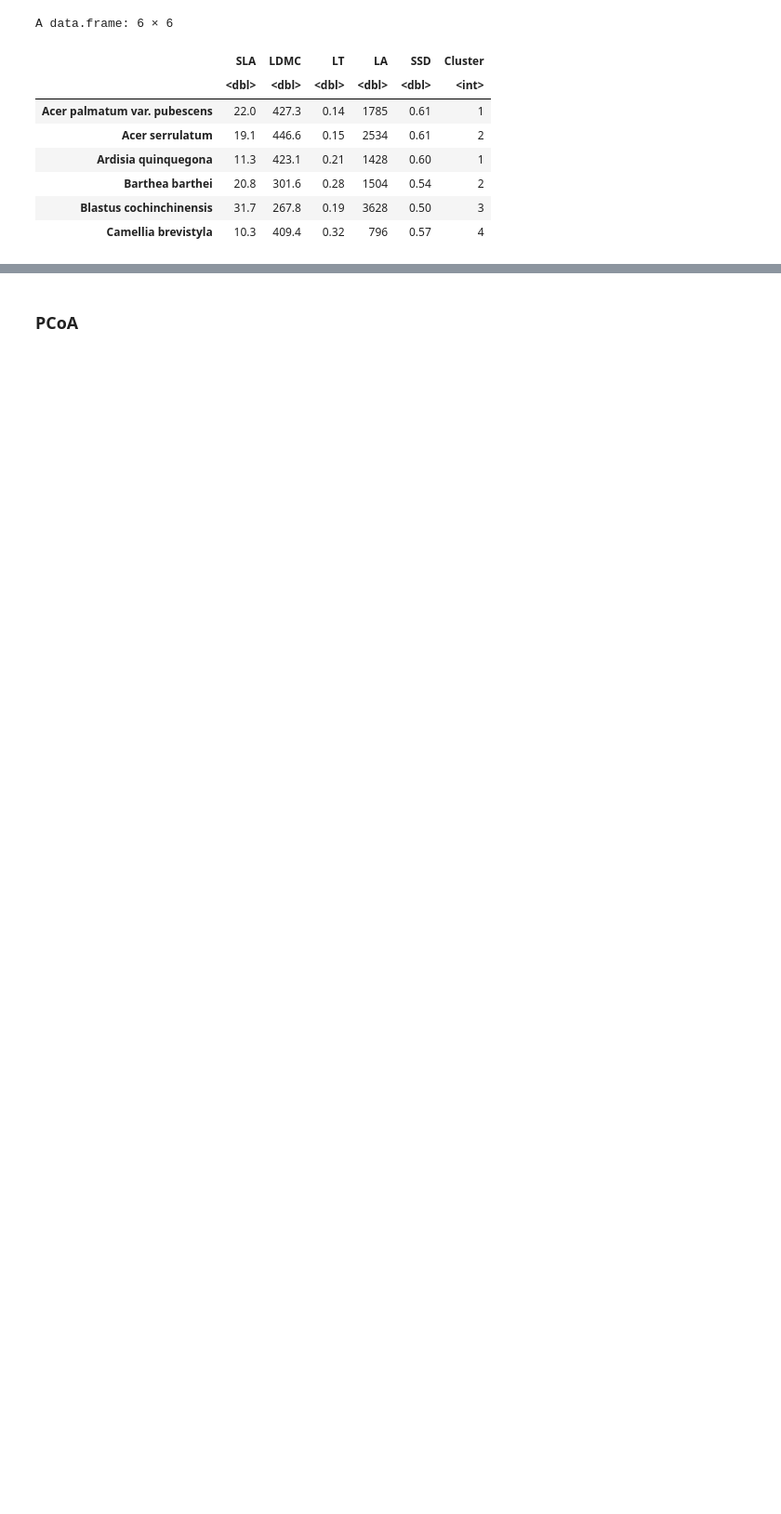
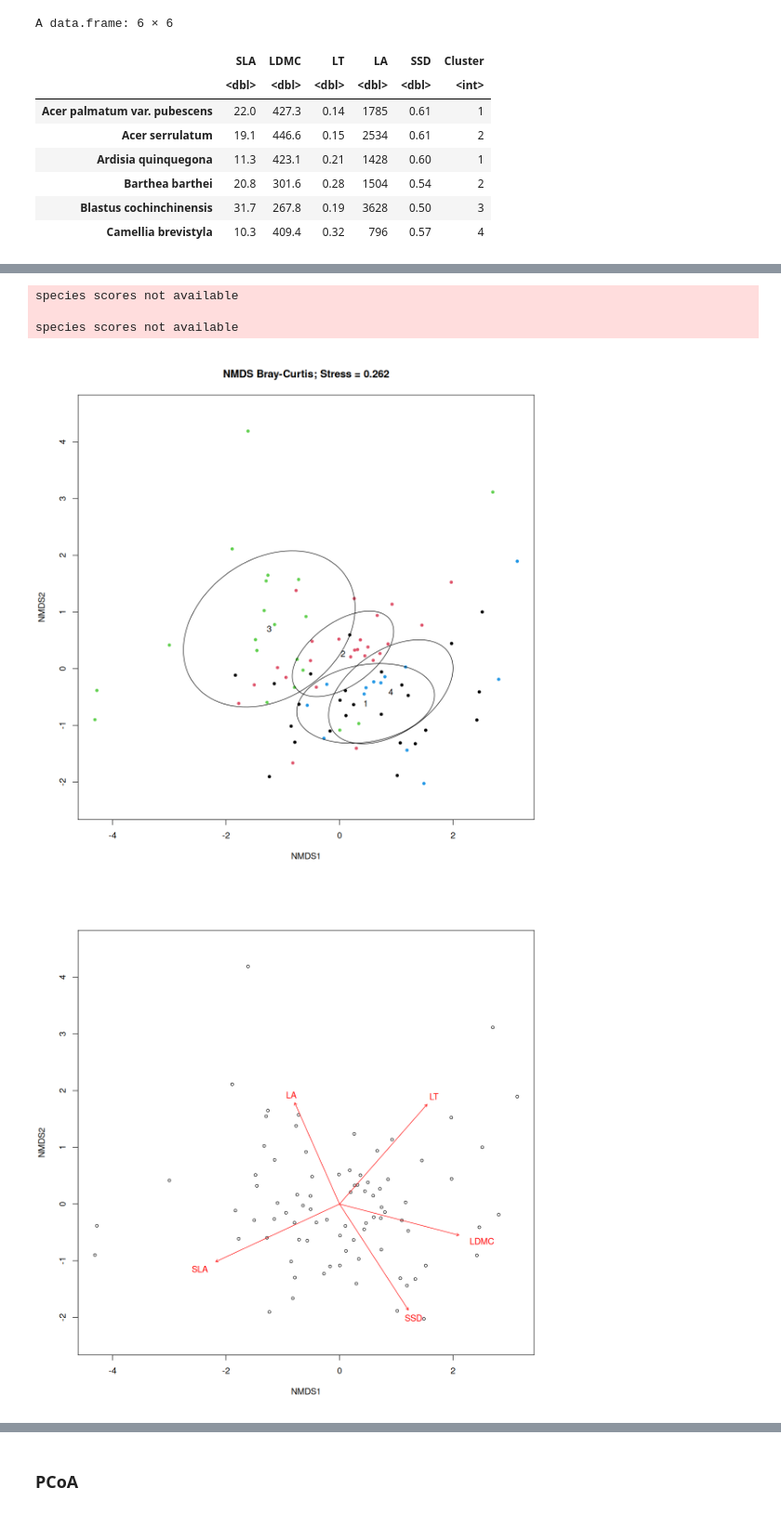
Before and after one commit to zfourati/Multivariate_statisitcs_project, a Jupyter notebook: taiwan_forest/script_alena.ipynb, the cells around one changed output, grey strips where cells are left out. Shown at 93% size. Drawn from its saved outputs; the diff is of its cells as text; code cells hidden in the pictures; blank space fills up the shorter version.

```diff
--- a/taiwan_forest/script_alena.ipynb
+++ b/taiwan_forest/script_alena.ipynb
@@ -599,0 +613,40 @@ species scores not available
+# %%
+traits_no567 <- traits_with_clusters[!traits_with_clusters$Cluster %in% c(5, 6, 7), ]
+
+traits_for_nmds <- traits_no567[,
+  !(colnames(traits_no567) %in% "Cluster")]
+
+traits_scaled <- scale(traits_for_nmds)
+
+head(traits_scaled)
+
+library(vegan)
+
+nmds_species <- metaMDS(
+  traits_scaled,
+  distance = "euclidean",
+  k = 2,
+  trymax = 200,
+  autotransform = FALSE
+)
+
+# NDMS quality check
+nmds_species$stress
+
+clusters <- traits_no567$Cluster
+
+#plot(nmds_species,
+#     type = "t",
+#     main = paste("NMDS Bray-Curtis; Stress =", round(traits_scaled.nmds$stress, 3)))
+
+ordiplot(nmds_species, type = "n", main = paste("NMDS Bray-Curtis; Stress =", round(traits_scaled.nmds$stress, 3)))
+points(nmds_species, col = clusters, pch = 19)
+ordiellipse(nmds_species,
+            clusters,
+            kind = "sd",
+            label = TRUE)
+
+fit_traits <- envfit(nmds_species, traits_for_nmds)
+plot(nmds_species)
+plot(fit_traits, p.max = 0.05, col = "red")
+# %% [output]
@@ -599,0 +680,5 @@ species scores not available
+species scores not available
+
+species scores not available
+[figure, added]
+[figure, added]
```
Also changed, not shown: parts of 10 cells of this notebook.
